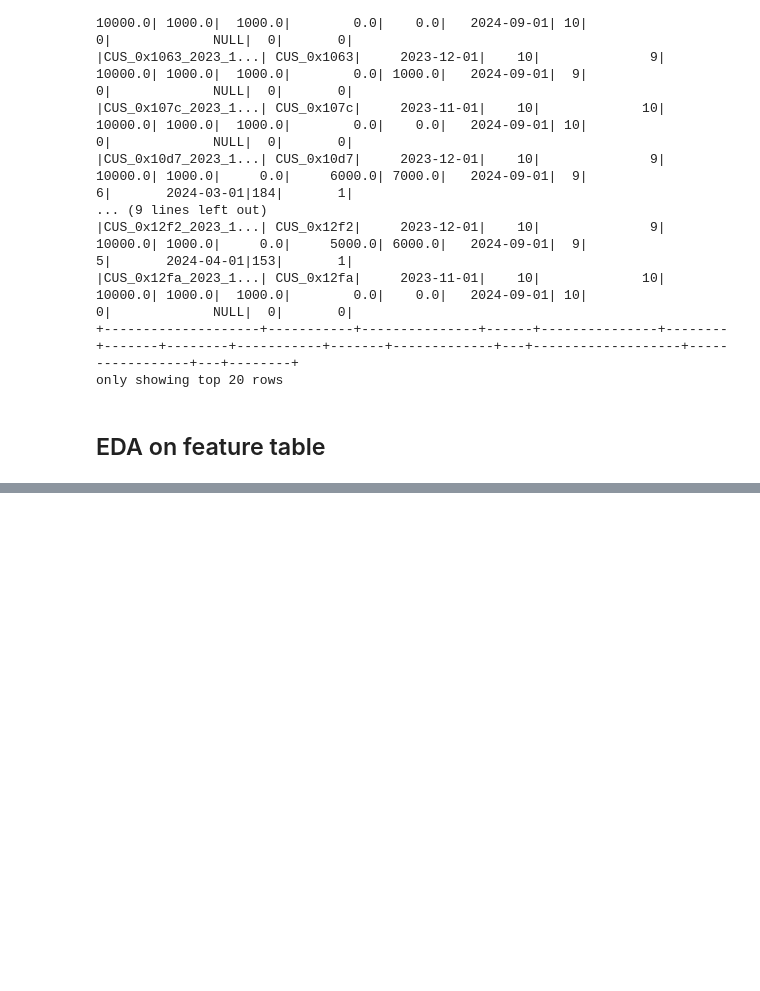
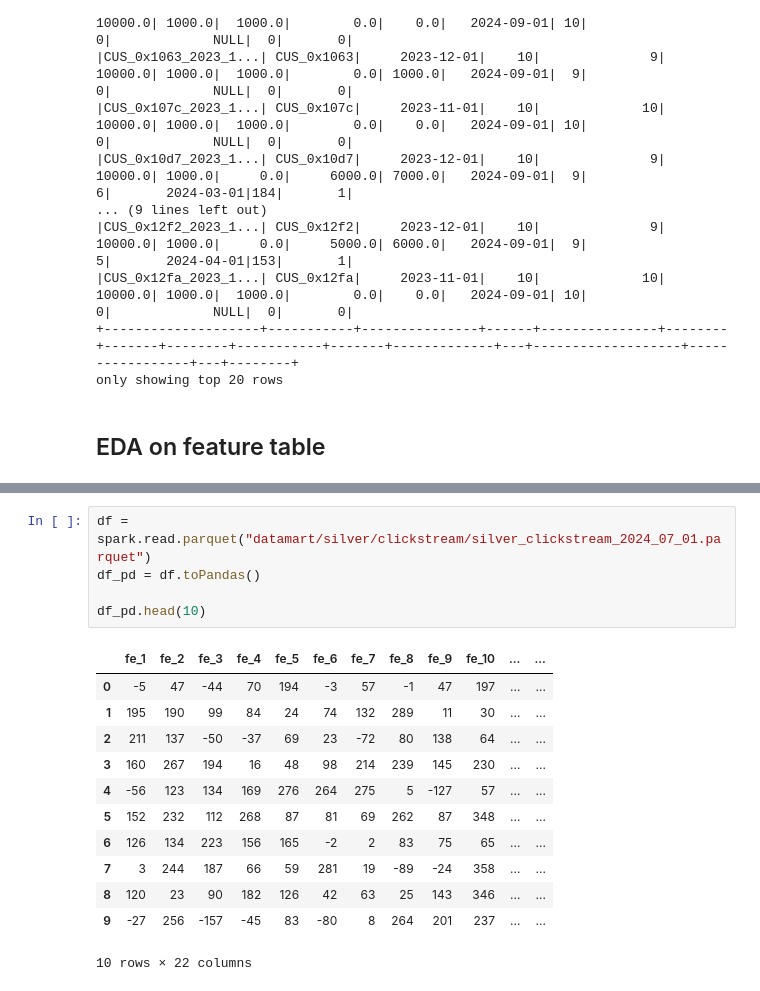
Before and after one commit to a-rosa/MLE_assignment_2, a Jupyter notebook: data_processing_main.ipynb, the cells around one changed output, grey strips where cells are left out. Drawn from its saved outputs; the diff is of its cells as text; blank space fills up the shorter version.

```diff
--- a/data_processing_main.ipynb
+++ b/data_processing_main.ipynb
@@ -771,0 +988,18 @@ df_labels.groupBy("snapshot_date").count().orderBy("snapshot_date").show(30)
+# %%
+df = spark.read.parquet("datamart/silver/clickstream/silver_clickstream_2024_07_01.parquet")
+df_pd = df.toPandas()
+
+df_pd.head(10)
+# %% [output]
+|  | fe_1 | fe_2 | fe_3 | fe_4 | fe_5 | fe_6 | fe_7 | fe_8 | fe_9 | fe_10 | ... | ... |
+| 0 | -5 | 47 | -44 | 70 | 194 | -3 | 57 | -1 | 47 | 197 | ... | ... |
+| 1 | 195 | 190 | 99 | 84 | 24 | 74 | 132 | 289 | 11 | 30 | ... | ... |
+| 2 | 211 | 137 | -50 | -37 | 69 | 23 | -72 | 80 | 138 | 64 | ... | ... |
+| 3 | 160 | 267 | 194 | 16 | 48 | 98 | 214 | 239 | 145 | 230 | ... | ... |
+| 4 | -56 | 123 | 134 | 169 | 276 | 264 | 275 | 5 | -127 | 57 | ... | ... |
+| 5 | 152 | 232 | 112 | 268 | 87 | 81 | 69 | 262 | 87 | 348 | ... | ... |
+| 6 | 126 | 134 | 223 | 156 | 165 | -2 | 2 | 83 | 75 | 65 | ... | ... |
+| 7 | 3 | 244 | 187 | 66 | 59 | 281 | 19 | -89 | -24 | 358 | ... | ... |
+| 8 | 120 | 23 | 90 | 182 | 126 | 42 | 63 | 25 | 143 | 346 | ... | ... |
+| 9 | -27 | 256 | -157 | -45 | 83 | -80 | 8 | 264 | 201 | 237 | ... | ... |
+10 rows × 22 columns
```
Also changed, not shown: parts of 75 cells of this notebook.
